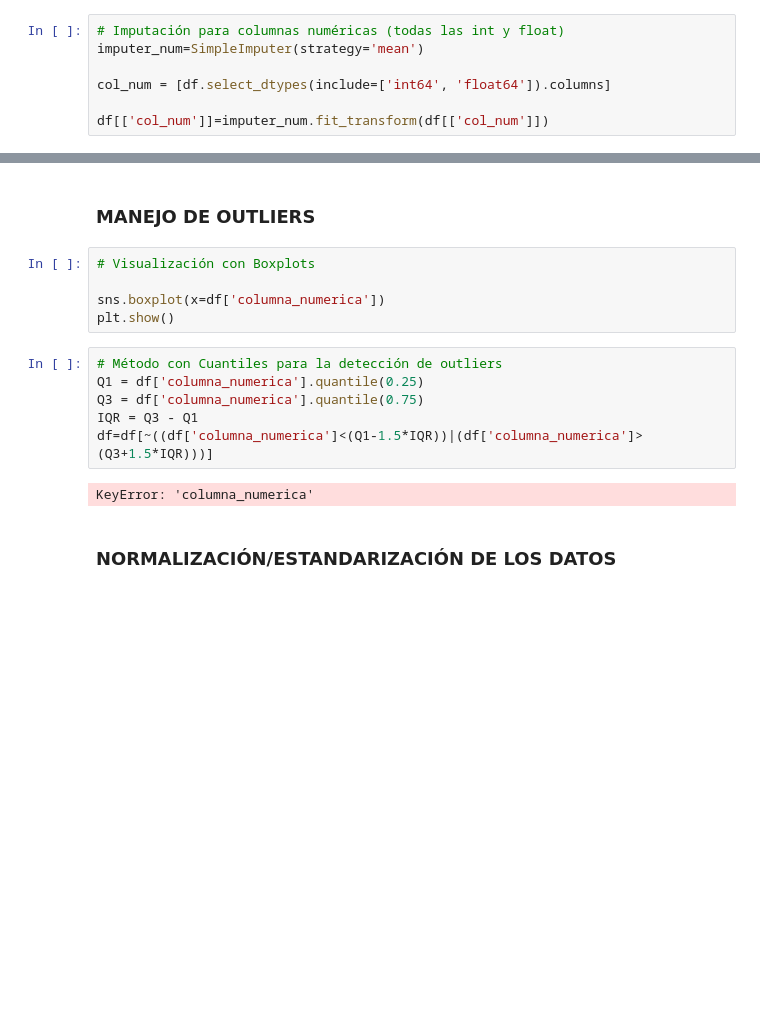
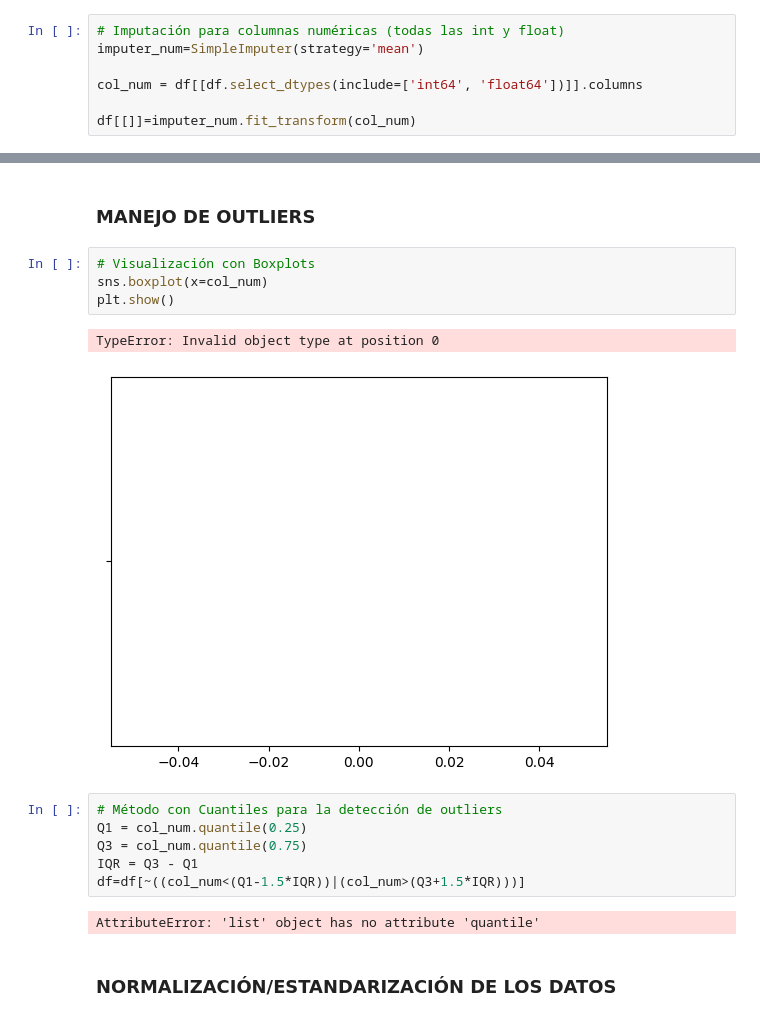
Before and after one commit to Rocpa/CICIDS2K17_RandomForest, a Jupyter notebook: limpieza.ipynb, the cells around one changed output, grey strips where cells are left out. Cells and saved outputs as stored; diff of their text form; blank space fills up the shorter version.

```diff
--- a/limpieza.ipynb
+++ b/limpieza.ipynb
@@ -30,7 +31,7 @@ df = df.dropna(thresh=umbral, axis=1)
 # Imputación para columnas numéricas (todas las int y float)
 imputer_num=SimpleImputer(strategy='mean')
 
-col_num = [df.select_dtypes(include=['int64', 'float64']).columns]
+col_num = df[[df.select_dtypes(include=['int64', 'float64'])]].columns
 
-df[['col_num']]=imputer_num.fit_transform(df[['col_num']])
+df[[]]=imputer_num.fit_transform(col_num)
 # %% [output]
@@ -60,17 +65,19 @@ df=df.drop_duplicates()
 ### MANEJO DE OUTLIERS
 # %%
 # Visualización con Boxplots
-
-sns.boxplot(x=df['columna_numerica'])
+sns.boxplot(x=col_num)
 plt.show()
+# %% [output]
+TypeError: Invalid object type at position 0
+[figure, added]
 # %%
 # Método con Cuantiles para la detección de outliers
-Q1 = df['columna_numerica'].quantile(0.25)
-Q3 = df['columna_numerica'].quantile(0.75)
+Q1 = col_num.quantile(0.25)
+Q3 = col_num.quantile(0.75)
 IQR = Q3 - Q1
-df=df[~((df['columna_numerica']<(Q1-1.5*IQR))|(df['columna_numerica']>(Q3+1.5*IQR)))]
+df=df[~((col_num<(Q1-1.5*IQR))|(col_num>(Q3+1.5*IQR)))]
 # %% [output]
-KeyError: 'columna_numerica'
+AttributeError: 'list' object has no attribute 'quantile'
 # %% [markdown]
 ### NORMALIZACIÓN/ESTANDARIZACIÓN DE LOS DATOS
 # %%
```
Also changed, not shown: parts of 4 cells of this notebook, 1 other file.
